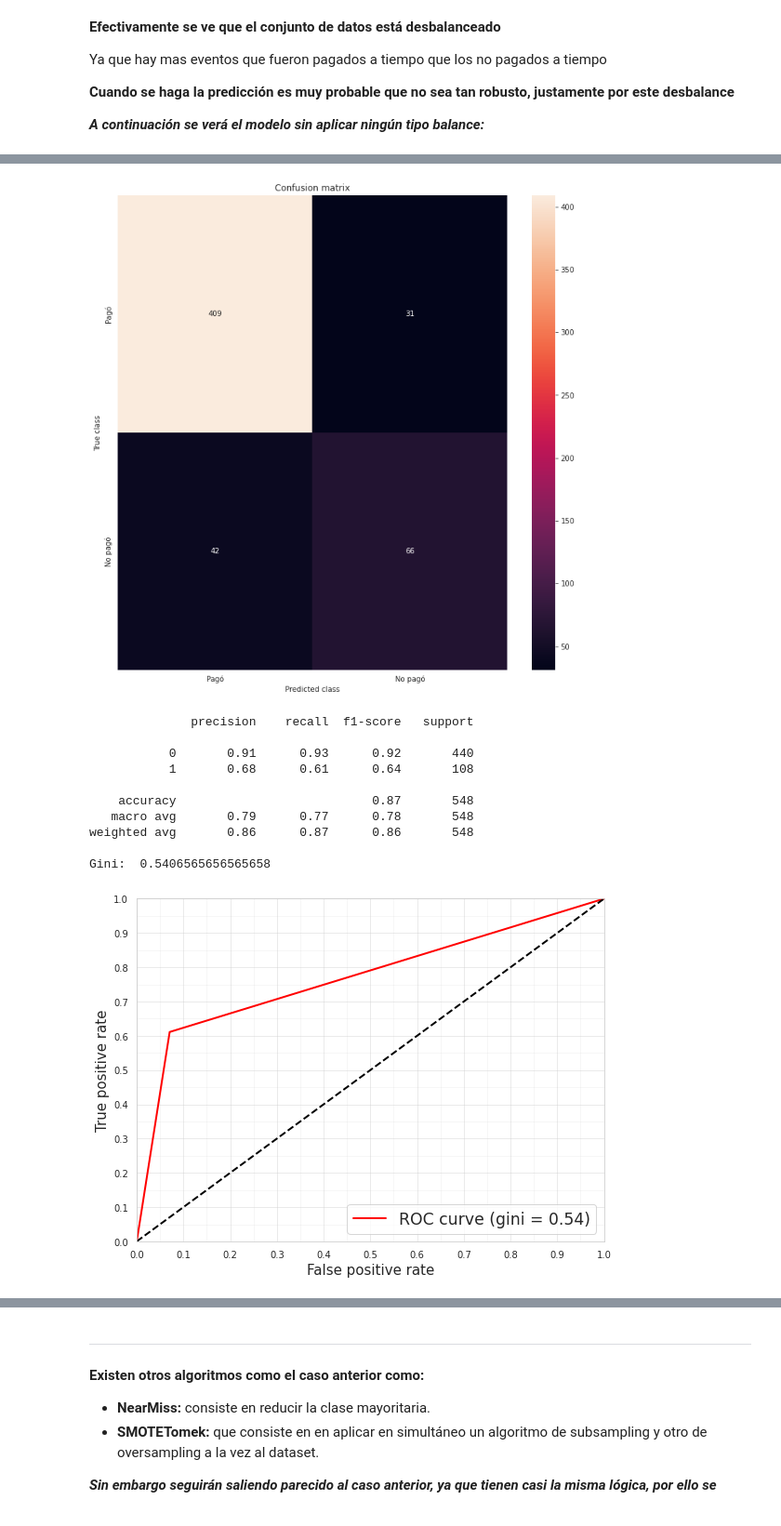
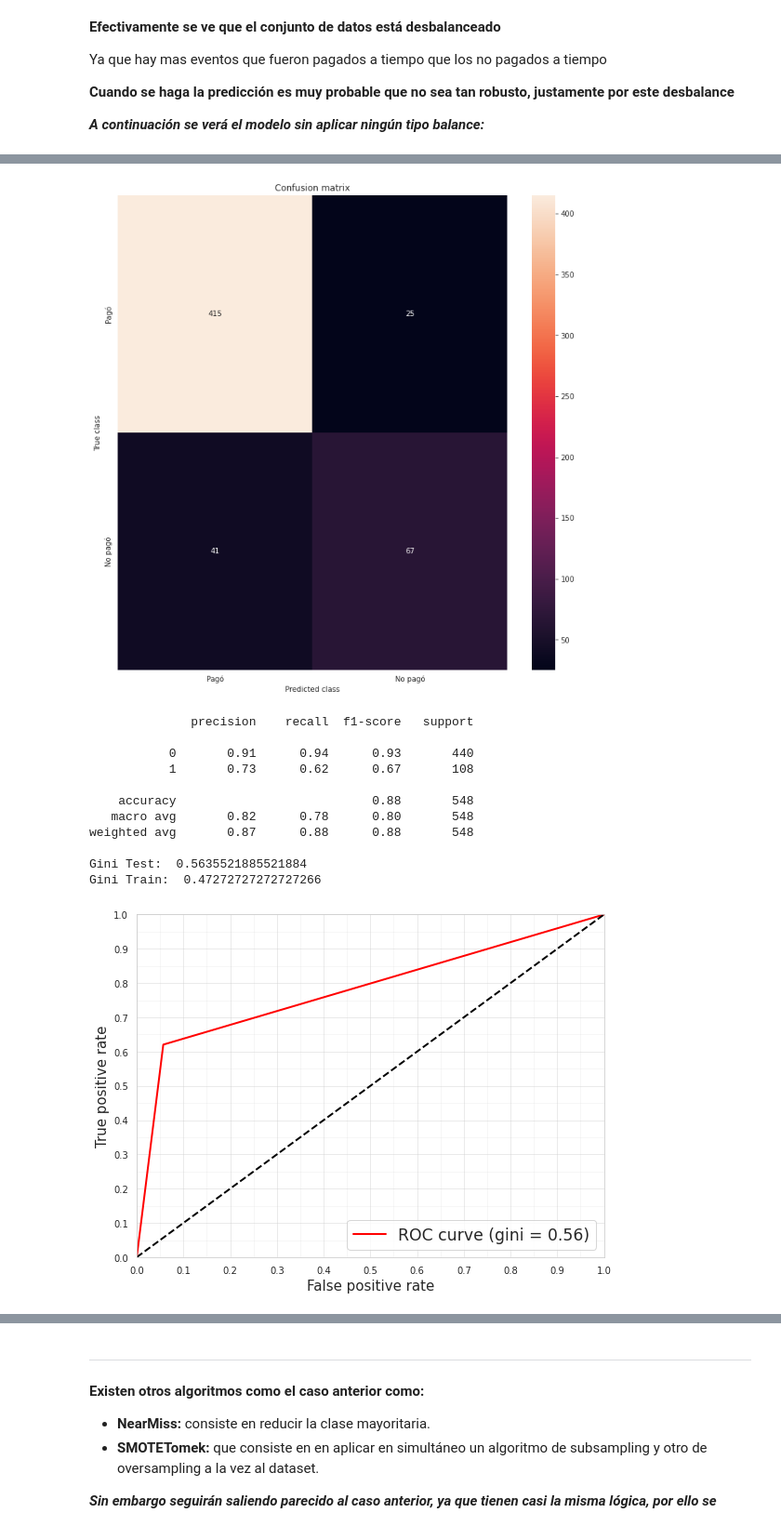
Before and after one commit to elopveg/Facturedo, a Jupyter notebook: Facturedo.ipynb, the cells around one changed output, grey strips where cells are left out. Shown at 93% size. Cells and saved outputs as stored; diff of their text form; code cells hidden in the pictures.

```diff
--- a/Facturedo.ipynb
+++ b/Facturedo.ipynb
@@ -141,10 +141,12 @@ def run_model(X_train, X_test, y_train, y_test):
     clf_base.fit(X_train, y_train)
     return clf_base
 
-def mostrar_resultados(y_test, pred_y):
+def mostrar_resultados(y_test, pred_y,y_train,pred_y_train):
     conf_matrix = confusion_matrix(y_test, pred_y)
-    auc = metrics.roc_auc_score(y_test, pred_y)
-    gini = auc*2 - 1
+    auctest = metrics.roc_auc_score(y_test, pred_y)
+    auctrain = metrics.roc_auc_score(y_train, pred_y_train)
+    ginitest = auctest*2 - 1
+    ginitrain = auctrain*2-1
     plt.figure(figsize=(12, 12))
     sns.heatmap(conf_matrix, xticklabels=LABELS, yticklabels=LABELS, annot=True, fmt="d");
     plt.title("Confusion matrix")
@@ -152,7 +154,8 @@ def mostrar_resultados(y_test, pred_y):
     plt.xlabel('Predicted class')
     plt.show()
     print(classification_report(y_test, pred_y))
-    print('Gini: ',gini)
+    print('Gini Test: ',ginitest)
+    print('Gini Train: ',ginitrain)
 # %%
 def plot_roc_curve(y_true, y_score, filepath=None, line_width=2, width=8,
                    height=6, title=None, colors=("#FF0000", "#000000")):
@@ -248,19 +250,22 @@ Distribution after resampling Counter({0: 1693, 1: 813})
 # %%
 modelST = run_model(X_train_resST, X_test, y_train_resST, y_test)
 pred_y_testST = modelST.predict(X_test)
-mostrar_resultados(y_test, pred_y_testST)
+pred_y_trainST = modelST.predict(X_train)
+
+mostrar_resultados(y_test, pred_y_testST,y_train,pred_y_trainST)
 plot_roc_curve(y_test, pred_y_testST)
 # %% [output]
-[figure, old version]
+[figure, new version]
               precision    recall  f1-score   support
 
-           0       0.91      0.93      0.92       440
-           1       0.68      0.61      0.64       108
+           0       0.91      0.94      0.93       440
+           1       0.73      0.62      0.67       108
 
-    accuracy                           0.87       548
-   macro avg       0.79      0.77      0.78       548
-weighted avg       0.86      0.87      0.86       548
+    accuracy                           0.88       548
+   macro avg       0.82      0.78      0.80       548
+weighted avg       0.87      0.88      0.88       548
 
-Gini:  0.5406565656565658
+Gini Test:  0.5635521885521884
+Gini Train:  0.47272727272727266
-[figure, old version]
+[figure, new version]
 # %% [markdown]
```
Also changed, not shown: parts of 16 cells of this notebook.
